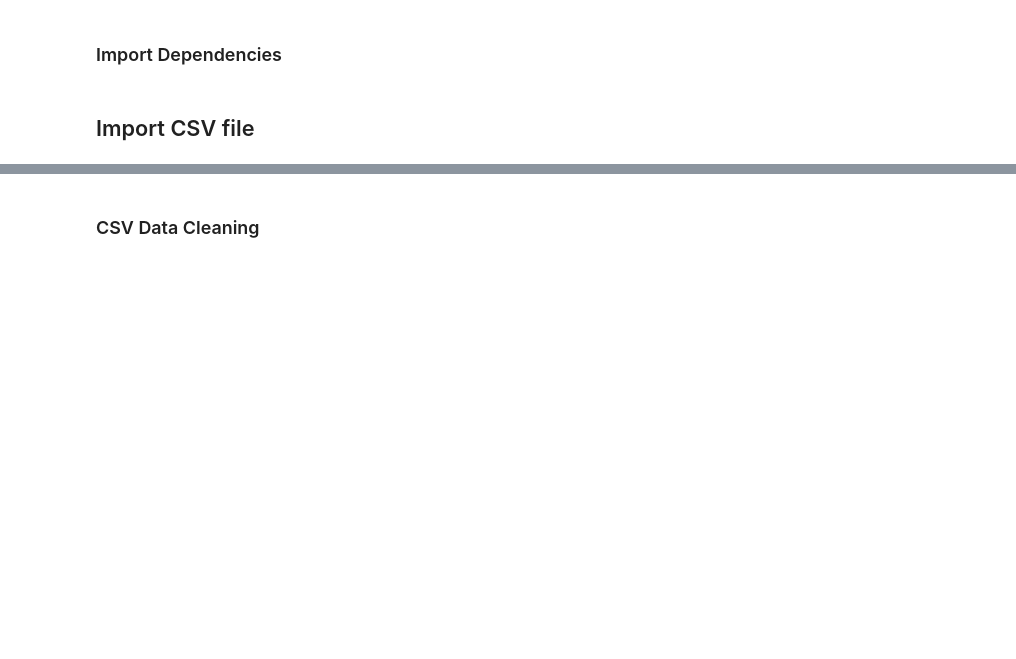
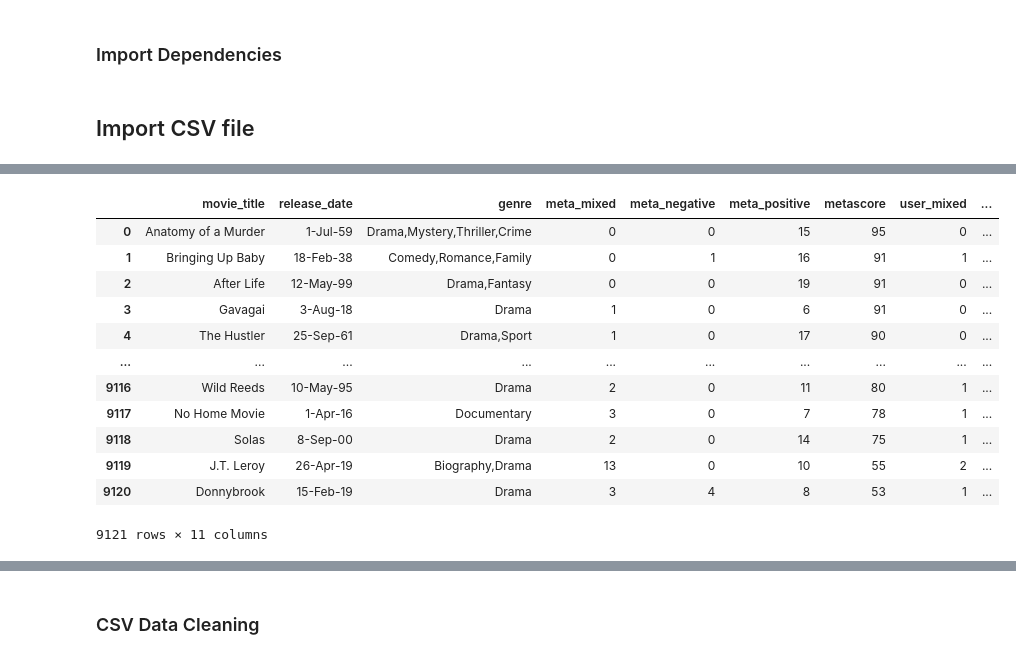
Before and after one commit to zsowen/Movie_Database, a Jupyter notebook: Movie_extraction.ipynb, the cells around one changed output, grey strips where cells are left out. Cells and saved outputs as stored; diff of their text form; code cells hidden in the pictures; blank space fills up the shorter version.

```diff
--- a/Movie_extraction.ipynb
+++ b/Movie_extraction.ipynb
@@ -27,0 +43,16 @@ df = pd.read_csv('./Resources/Mojo_budget_update.csv')
+# %%
+metacritic_df
+# %% [output]
+|  | movie_title | release_date | genre | meta_mixed | meta_negative | meta_positive | metascore | user_mixed | ... |
+| 0 | Anatomy of a Murder | 1-Jul-59 | Drama,Mystery,Thriller,Crime | 0 | 0 | 15 | 95 | 0 | ... |
+| 1 | Bringing Up Baby | 18-Feb-38 | Comedy,Romance,Family | 0 | 1 | 16 | 91 | 1 | ... |
+| 2 | After Life | 12-May-99 | Drama,Fantasy | 0 | 0 | 19 | 91 | 0 | ... |
+| 3 | Gavagai | 3-Aug-18 | Drama | 1 | 0 | 6 | 91 | 0 | ... |
+| 4 | The Hustler | 25-Sep-61 | Drama,Sport | 1 | 0 | 17 | 90 | 0 | ... |
+| ... | ... | ... | ... | ... | ... | ... | ... | ... | ... |
+| 9116 | Wild Reeds | 10-May-95 | Drama | 2 | 0 | 11 | 80 | 1 | ... |
+| 9117 | No Home Movie | 1-Apr-16 | Documentary | 3 | 0 | 7 | 78 | 1 | ... |
+| 9118 | Solas | 8-Sep-00 | Drama | 2 | 0 | 14 | 75 | 1 | ... |
+| 9119 | J.T. Leroy | 26-Apr-19 | Biography,Drama | 13 | 0 | 10 | 55 | 2 | ... |
+| 9120 | Donnybrook | 15-Feb-19 | Drama | 3 | 4 | 8 | 53 | 1 | ... |
+9121 rows × 11 columns
```
Also changed, not shown: parts of 8 cells of this notebook.
